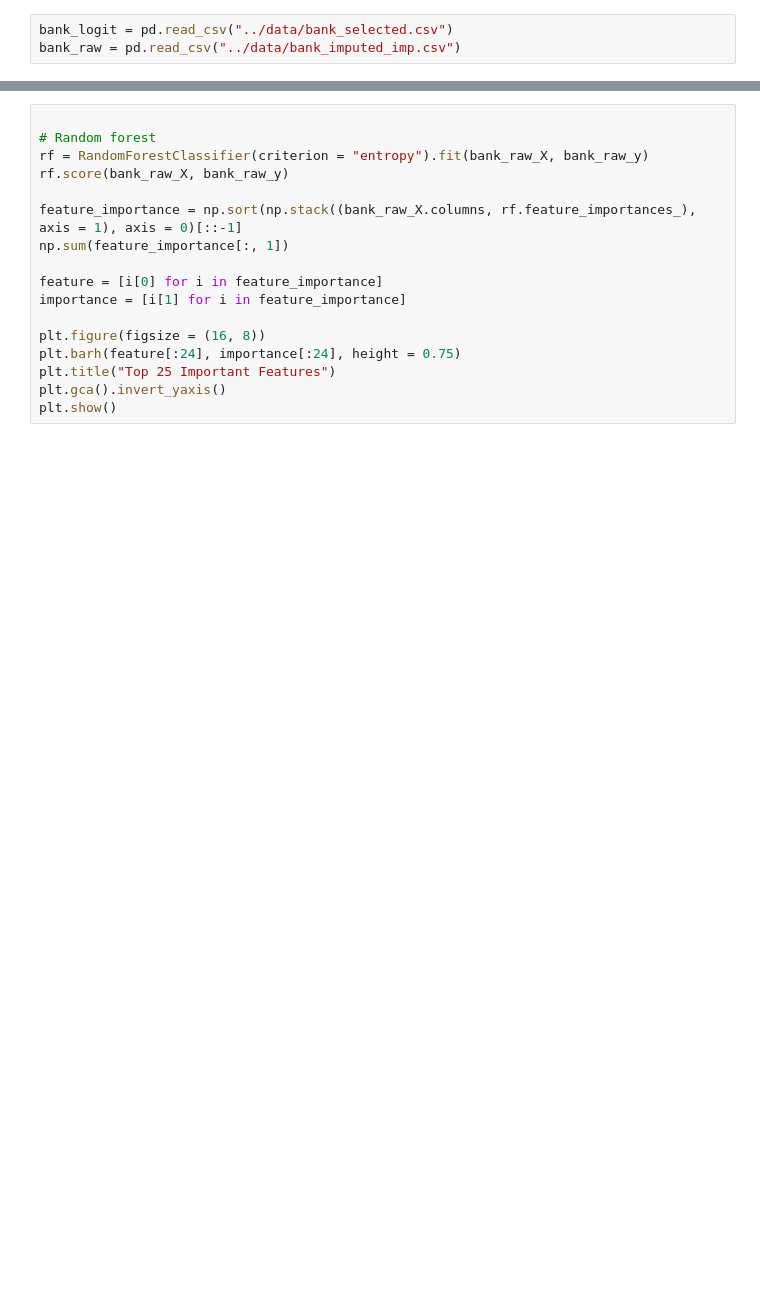
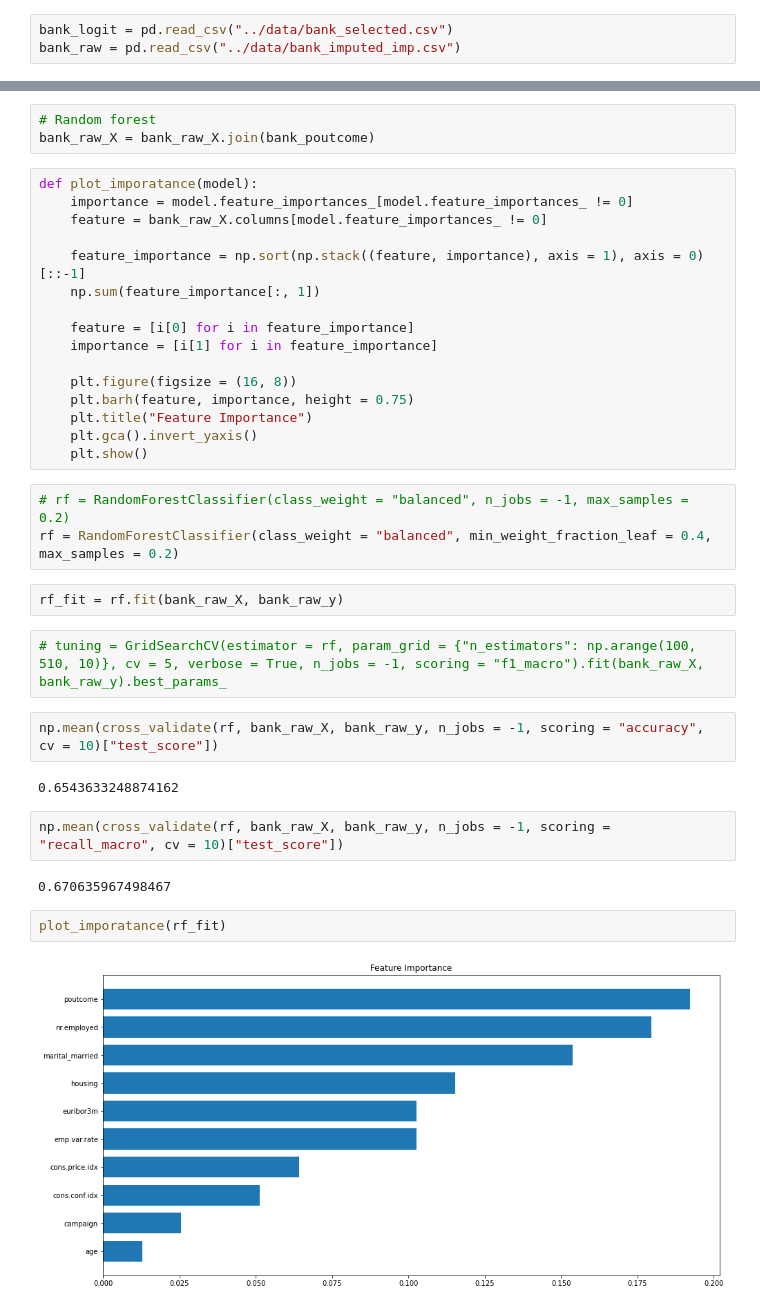
Before and after one commit to JumpyJumpy/Portuguese_Bank_Marketing_Data_Set, a Jupyter notebook: code/fitting model.ipynb, the cells around one changed output, grey strips where cells are left out. Saved outputs shown, nothing was run; the diff lists cells and outputs as text; blank space fills up the shorter version.

```diff
--- a/code/fitting model.ipynb
+++ b/code/fitting model.ipynb
@@ -73,17 +91,38 @@ logit.coef_
+# %%
+# Random forest
+bank_raw_X = bank_raw_X.join(bank_poutcome)
 # %%
+def plot_imporatance(model):
+    importance = model.feature_importances_[model.feature_importances_ != 0]
+    feature = bank_raw_X.columns[model.feature_importances_ != 0]
 
-# Random forest
-rf = RandomForestClassifier(criterion = "entropy").fit(bank_raw_X, bank_raw_y)
-rf.score(bank_raw_X, bank_raw_y)
+    feature_importance = np.sort(np.stack((feature, importance), axis = 1), axis = 0)[::-1]
+    np.sum(feature_importance[:, 1])
 
-feature_importance = np.sort(np.stack((bank_raw_X.columns, rf.feature_importances_), axis = 1), axis = 0)[::-1]
-np.sum(feature_importance[:, 1])
+    feature = [i[0] for i in feature_importance]
+    importance = [i[1] for i in feature_importance]
 
-feature = [i[0] for i in feature_importance]
-importance = [i[1] for i in feature_importance]
-
-plt.figure(figsize = (16, 8))
-plt.barh(feature[:24], importance[:24], height = 0.75)
-plt.title("Top 25 Important Features")
-plt.gca().invert_yaxis()
-plt.show()
+    plt.figure(figsize = (16, 8))
+    plt.barh(feature, importance, height = 0.75)
+    plt.title("Feature Importance")
+    plt.gca().invert_yaxis()
+    plt.show()
+# %%
+# rf = RandomForestClassifier(class_weight = "balanced", n_jobs = -1, max_samples = 0.2)
+rf = RandomForestClassifier(class_weight = "balanced", min_weight_fraction_leaf = 0.4, max_samples = 0.2)
+# %%
+rf_fit = rf.fit(bank_raw_X, bank_raw_y)
+# %%
+# tuning = GridSearchCV(estimator = rf, param_grid = {"n_estimators": np.arange(100, 510, 10)}, cv = 5, verbose = True, n_jobs = -1, scoring = "f1_macro").fit(bank_raw_X, bank_raw_y).best_params_
+# %%
+np.mean(cross_validate(rf, bank_raw_X, bank_raw_y, n_jobs = -1, scoring = "accuracy", cv = 10)["test_score"])
+# %% [output]
+0.6543633248874162
+# %%
+np.mean(cross_validate(rf, bank_raw_X, bank_raw_y, n_jobs = -1, scoring = "recall_macro", cv = 10)["test_score"])
+# %% [output]
+0.670635967498467
+# %%
+plot_imporatance(rf_fit)
+# %% [output]
+[figure, added]
```
Also changed, not shown: parts of 12 cells of this notebook, 3 other files.
